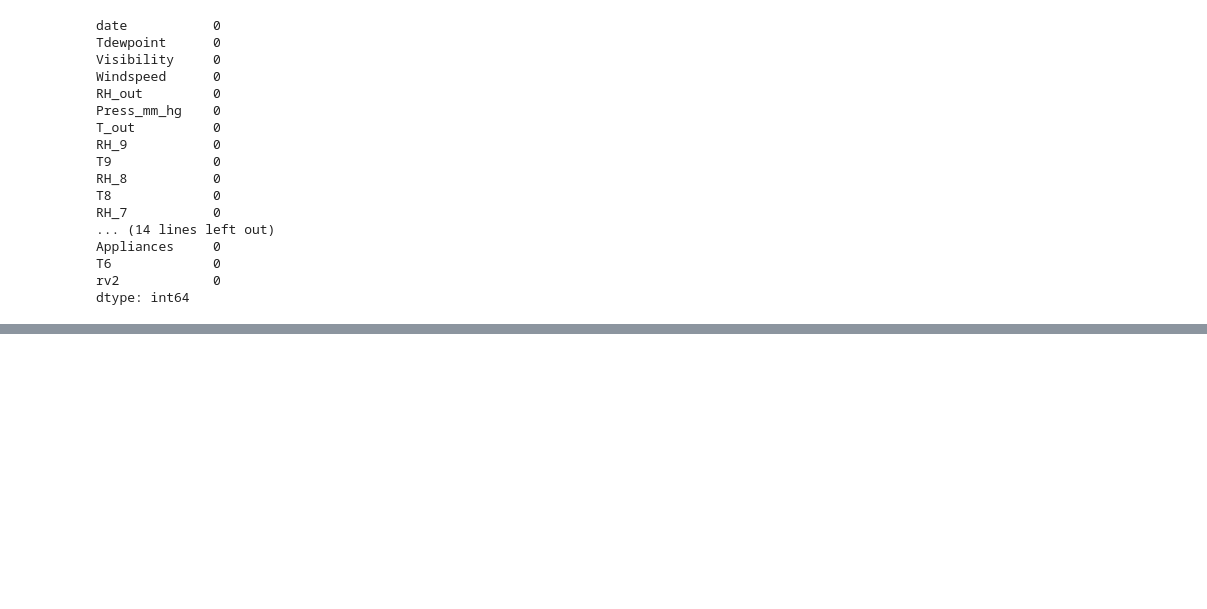
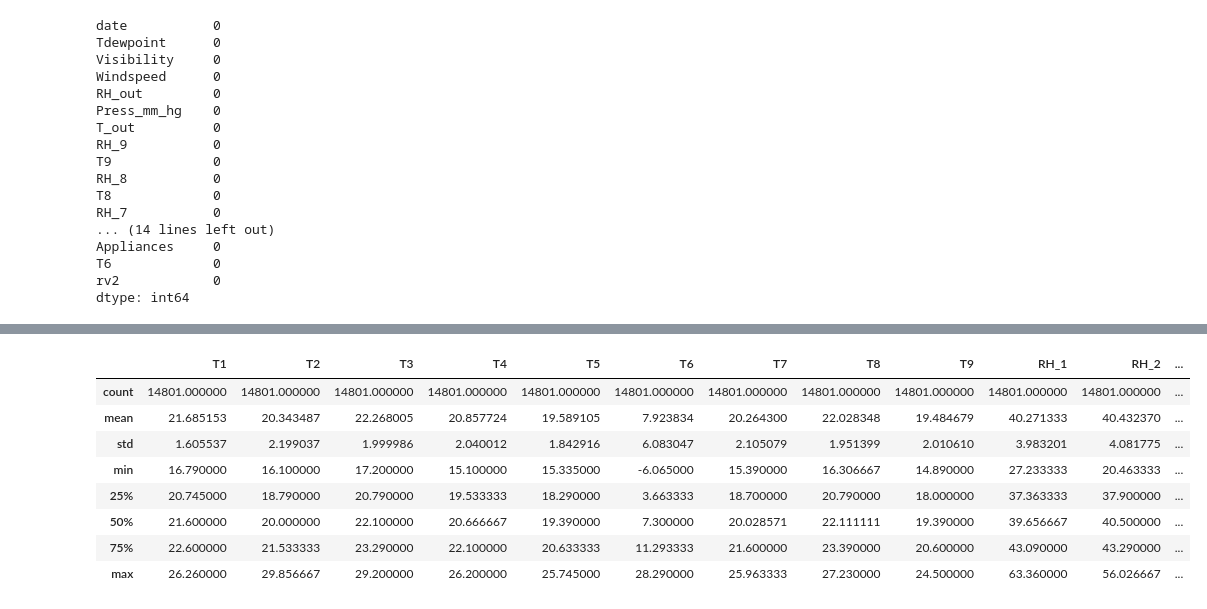
Before and after one commit to nileshrathod17/Appliances-Energy-Predication-Capstone-Project, a Jupyter notebook: Appliances_Energy_Predication_Capstone_Project.ipynb, the cells around one changed output, grey strips where cells are left out. Saved outputs shown, nothing was run; the diff lists cells and outputs as text; code cells hidden in the pictures; blank space fills up the shorter version.

```diff
--- a/Appliances_Energy_Predication_Capstone_Project.ipynb
+++ b/Appliances_Energy_Predication_Capstone_Project.ipynb
@@ -140,0 +162,30 @@ dtype: int64
+# %%
+# Divide the columns based on type for clear column management
+
+col_temp = ["T1","T2","T3","T4","T5","T6","T7","T8","T9"]
+
+col_hum = ["RH_1","RH_2","RH_3","RH_4","RH_5","RH_6","RH_7","RH_8","RH_9"]
+
+col_weather = ["T_out", "Tdewpoint","RH_out","Press_mm_hg",
+                "Windspeed","Visibility"]
+col_light = ["lights"]
+
+col_randoms = ["rv1", "rv2"]
+
+col_target = ["Appliances"]
+# %%
+# Seperate dependent and independent variables
+feature_vars = train[col_temp + col_hum + col_weather + col_light + col_randoms ]
+target_vars = train[col_target]
+# %%
+feature_vars.describe()
+# %% [output]
+|  | T1 | T2 | T3 | T4 | T5 | T6 | T7 | T8 | T9 | RH_1 | RH_2 | ... |
+| count | 14801.000000 | 14801.000000 | 14801.000000 | 14801.000000 | 14801.000000 | 14801.000000 | 14801.000000 | 14801.000000 | 14801.000000 | 14801.000000 | 14801.000000 | ... |
+| mean | 21.685153 | 20.343487 | 22.268005 | 20.857724 | 19.589105 | 7.923834 | 20.264300 | 22.028348 | 19.484679 | 40.271333 | 40.432370 | ... |
+| std | 1.605537 | 2.199037 | 1.999986 | 2.040012 | 1.842916 | 6.083047 | 2.105079 | 1.951399 | 2.010610 | 3.983201 | 4.081775 | ... |
+| min | 16.790000 | 16.100000 | 17.200000 | 15.100000 | 15.335000 | -6.065000 | 15.390000 | 16.306667 | 14.890000 | 27.233333 | 20.463333 | ... |
+| 25% | 20.745000 | 18.790000 | 20.790000 | 19.533333 | 18.290000 | 3.663333 | 18.700000 | 20.790000 | 18.000000 | 37.363333 | 37.900000 | ... |
+| 50% | 21.600000 | 20.000000 | 22.100000 | 20.666667 | 19.390000 | 7.300000 | 20.028571 | 22.111111 | 19.390000 | 39.656667 | 40.500000 | ... |
+| 75% | 22.600000 | 21.533333 | 23.290000 | 22.100000 | 20.633333 | 11.293333 | 21.600000 | 23.390000 | 20.600000 | 43.090000 | 43.290000 | ... |
+| max | 26.260000 | 29.856667 | 29.200000 | 26.200000 | 25.745000 | 28.290000 | 25.963333 | 27.230000 | 24.500000 | 63.360000 | 56.026667 | ... |
```
Also changed, not shown: parts of 4 cells of this notebook.
